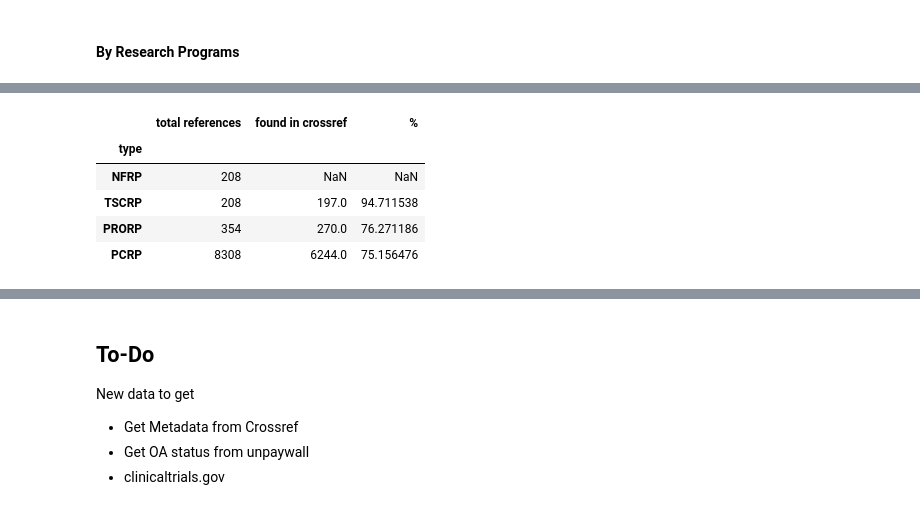
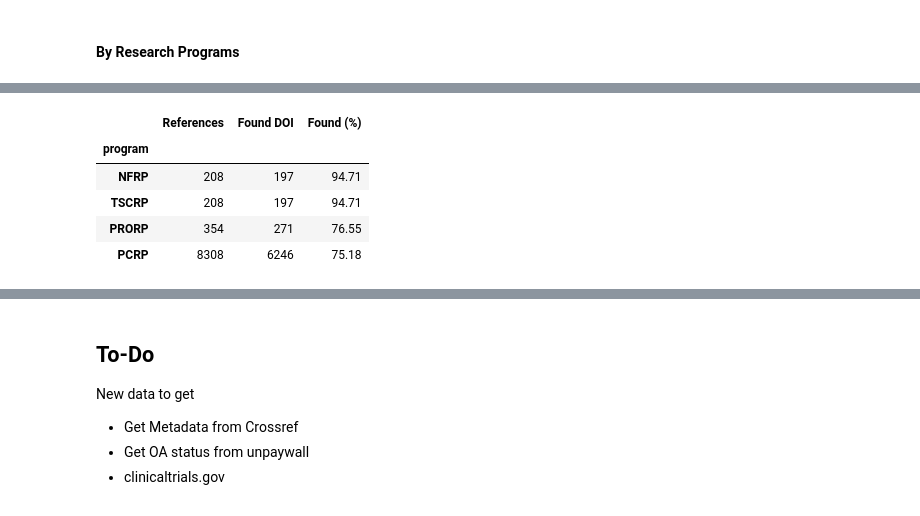
Before and after one commit to ScholCommLab/tracking-grants, a Jupyter notebook: notebooks/reports/interim_report_2.ipynb, the cells around one changed output, grey strips where cells are left out. Drawn from its saved outputs; the diff is of its cells as text; code cells hidden in the pictures.

```diff
--- a/notebooks/reports/interim_report_2.ipynb
+++ b/notebooks/reports/interim_report_2.ipynb
@@ -72,7 +72,7 @@ The algorithm is implemented in Java and no longer very well maintained. However
 In our case, I used the 8620 unique references from our dataset and matched 6711 articles. Each matched article also comes with the matching score. In this case, the implementation takes care of thresholds and simply returns Nulls for those references that are not matching (enough).
 # %%
 # Load matched articles
-articles = pd.read_csv(articles_f, index_col="DOI")
+articles = pd.read_csv(articles_f)
 
-articles.index = articles.index.str.lower()
+articles.DOI = articles.DOI.str.lower()
 # %%
@@ -366,12 +347,14 @@ articles
 # %%
-df = refs.groupby("type").size().to_frame("total references")
-df['found in crossref'] = articles.groupby("type").size()
-df["%"] = 100 * articles.groupby("type").size() / refs.groupby("type").size()
-df.sort_values("total references")
+df = refs.groupby("program").size().to_frame("total references")
+df['found in crossref'] = articles.groupby("program").DOI.nunique()
+df["found (%)"] = 100 * df['found in crossref'] / refs.groupby("program").size()
+df.columns = ["References", "Found DOI", "Found (%)"]
+df = df.sort_values("References")
+df.round(2)
 # %% [output]
-|  | total references | found in crossref | % |
-| type |  |  |  |
-| NFRP | 208 | NaN | NaN |
-| TSCRP | 208 | 197.0 | 94.711538 |
-| PRORP | 354 | 270.0 | 76.271186 |
-| PCRP | 8308 | 6244.0 | 75.156476 |
+|  | References | Found DOI | Found (%) |
+| program |  |  |  |
+| NFRP | 208 | 197 | 94.71 |
+| TSCRP | 208 | 197 | 94.71 |
+| PRORP | 354 | 271 | 76.55 |
+| PCRP | 8308 | 6246 | 75.18 |
```
Also changed, not shown: parts of 18 cells of this notebook, 5 other files.
